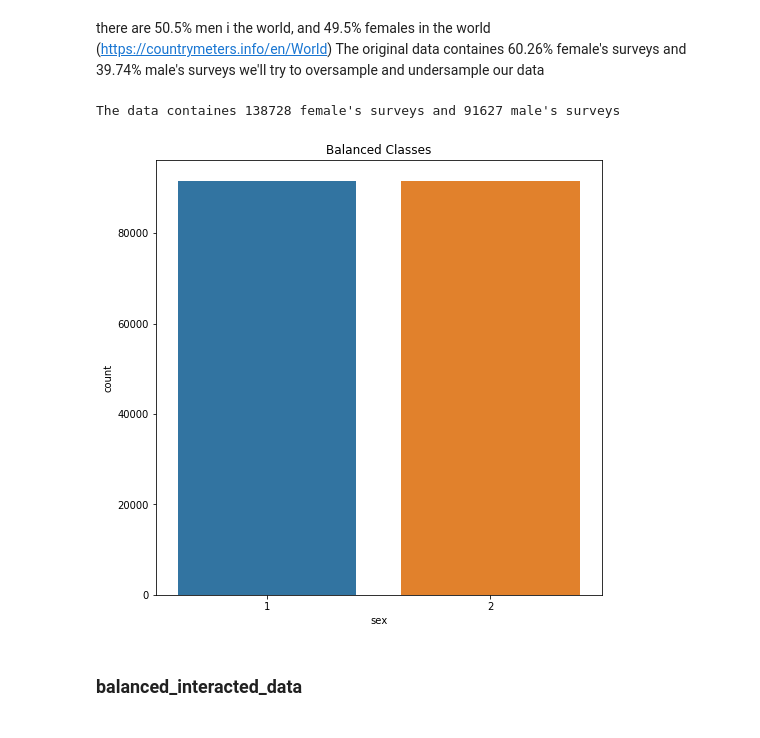
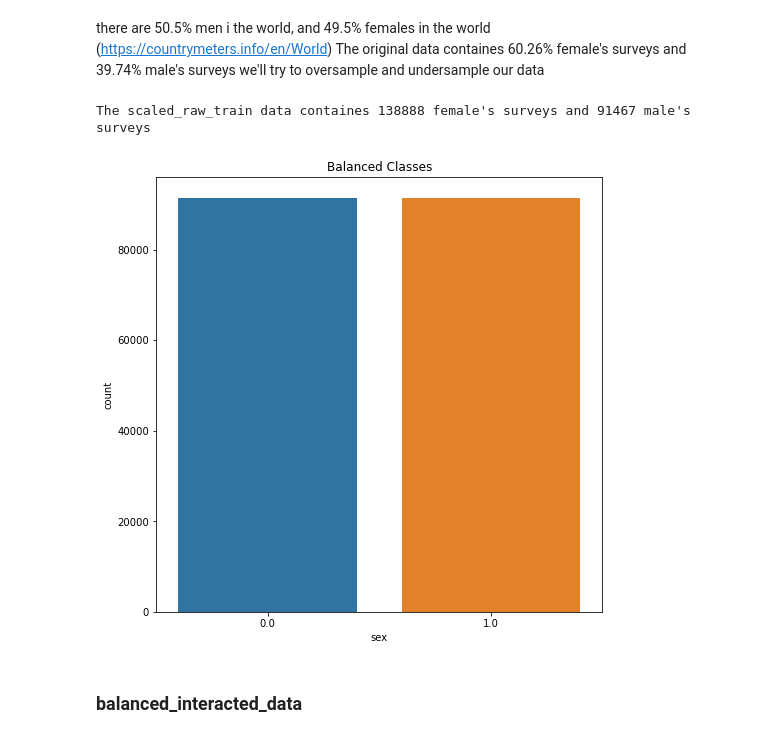
Before and after one commit to efratkohen/Big_five, a Jupyter notebook: final-draft.ipynb, the cells around one changed output. Drawn from its saved outputs; the diff is of its cells as text; code cells hidden in the pictures.

```diff
--- a/final-draft.ipynb
+++ b/final-draft.ipynb
@@ -216,6 +199,12 @@ raw_data
+# %%
+#Normalize features
+scaler = MinMaxScaler()
+names = raw_data.columns
+d = scaler.fit_transform(raw_data)
+scaled_raw_data = pd.DataFrame(d, index=raw_data.index, columns=names)
 # %% [markdown]
 ### spliting the data to train and test
 # %%
 target_name = 'sex'
-raw_train, raw_test = train_test_split(raw_data)
+scaled_raw_train, scaled_raw_test = train_test_split(scaled_raw_data)
 # %%
@@ -263,30 +252,30 @@ memory usage: 12.0 MB
 # %% [markdown]
 there are 50.5% men i the world, and 49.5% females in the world (https://countrymeters.info/en/World) The original data containes 60.26% female's surveys and 39.74% male's surveys we'll try to oversample and undersample our data
 # %%
-minority_class = raw_train['sex'].value_counts()[1]
-print(f"The data containes {(raw_train['sex'].value_counts()[2])} female's surveys and {(raw_train['sex'].value_counts()[1])} male's surveys")
+minority_class = scaled_raw_train['sex'].value_counts()[0]
+print(f"The scaled_raw_train data containes {(scaled_raw_train['sex'].value_counts()[1])} female's surveys and {(scaled_raw_train['sex'].value_counts()[0])} male's surveys")
 # %% [output]
-The data containes 138728 female's surveys and 91627 male's surveys
+The scaled_raw_train data containes 138888 female's surveys and 91467 male's surveys
 # %%
 # Shuffle the Dataset.
-shuffled_df = raw_train.sample(frac=1,random_state=4)
+shuffled_df = scaled_raw_train.sample(frac=1,random_state=4)
 
 # Put all the male class in a separate dataset.
-male_df = shuffled_df.loc[shuffled_df['sex'] == 1] #1= male, 2= female
+male_df = shuffled_df.loc[shuffled_df['sex'] == 0] #0= male, 1= female
 
 #Randomly select minority_class number observations from the female (majority class)
-female_df = shuffled_df.loc[shuffled_df['sex'] == 2].sample(n=minority_class,random_state=42)
+female_df = shuffled_df.loc[shuffled_df['sex'] == 1].sample(n=minority_class,random_state=42)
 
 # Concatenate both dataframes again
 balanced_train = pd.concat([male_df, female_df])
 
 #plot the dataset after the undersampling
 plt.figure(figsize=(8, 8))
 sns.countplot('sex', data=balanced_train)
 plt.title('Balanced Classes')
 plt.show()
 # %% [output]
-[figure, old version]
+[figure, new version]
 # %% [markdown]
 ### balanced_interacted_data
 # %% [markdown]
```
Also changed, not shown: parts of 32 cells of this notebook.
